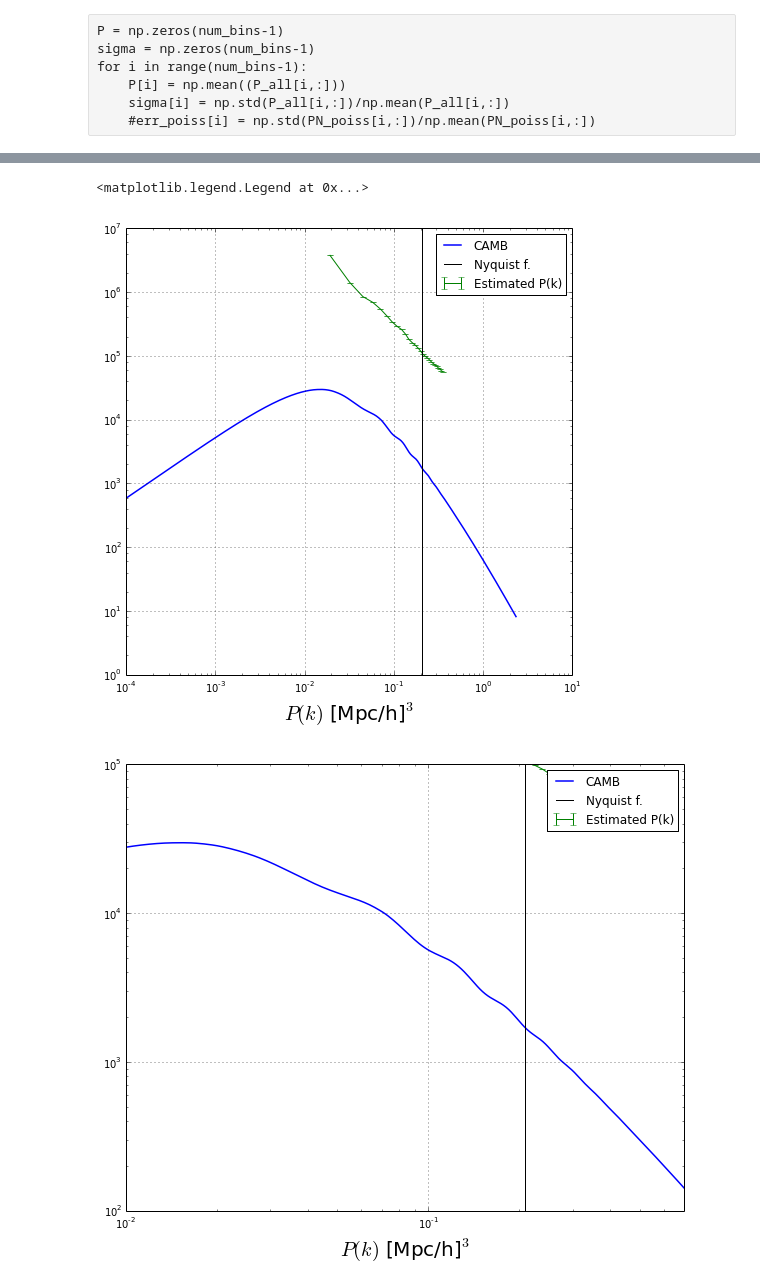
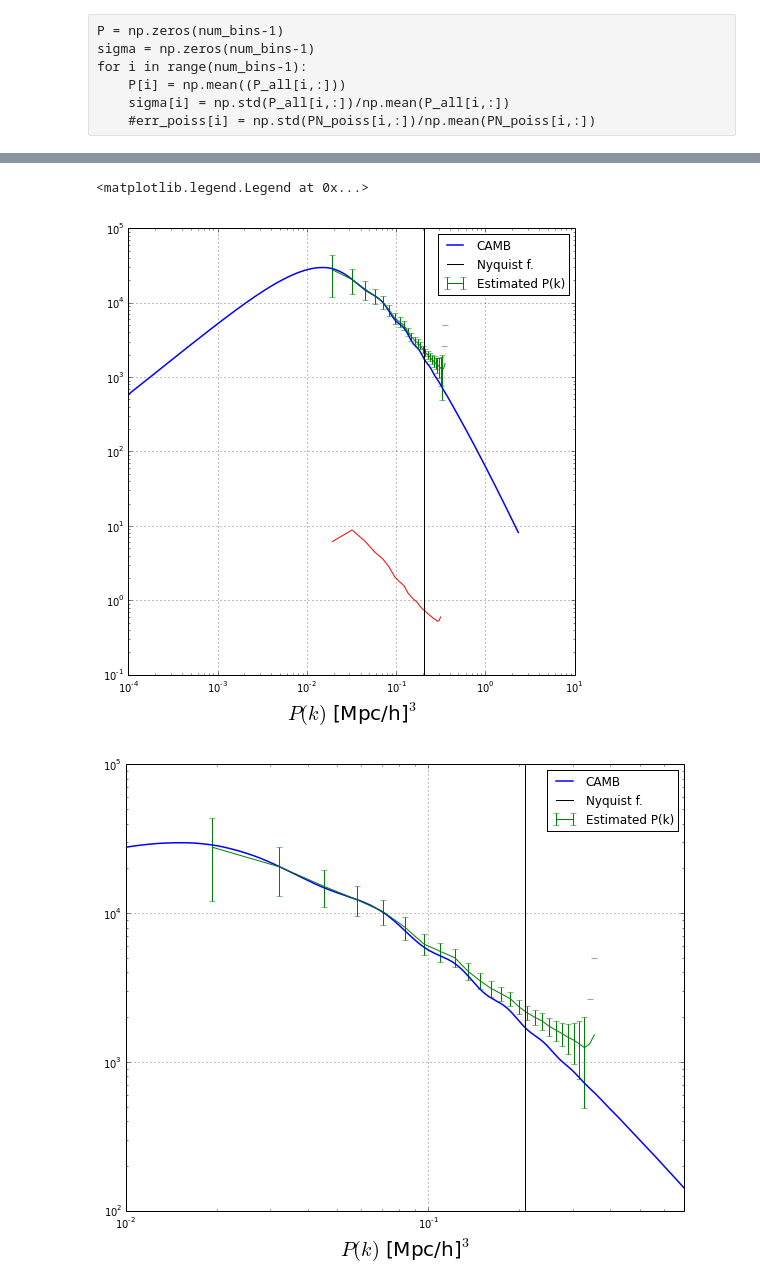
Before and after one commit to arthurmloureiro/pk_fkp, a Jupyter notebook: pk_fkp_notebook.ipynb, the cells around one changed output, grey strips where cells are left out. Drawn from its saved outputs; the diff is of its cells as text; code cells hidden in the pictures.

```diff
--- a/pk_fkp_notebook.ipynb
+++ b/pk_fkp_notebook.ipynb
@@ -69,6 +136,6 @@ Wall time: 122 ms
 # %%
 %%time
 #n_bar_matrix = np.ones((n_x,n_x,n_x))*n_bar
-fkp_stuff = fkpc.fkp_init(num_bins,n_bar_matrix,bias,cell_size,n_x)
+fkp_stuff = fkpc.fkp_init(num_bins,n_bar_matrix,bias,cell_size,n_x,M)
 #print fkp_stuff.w
 # %% [output]
@@ -112,17 +163,0 @@ Calculating $P_G(k)$
-# %%
-dr = np.diff(r_k)
-dr = np.append(dr,[0.0])
-rkr = np.outer(r_k,k_r)
-sinrk2 = np.sin(rkr)
-drCorr = dr*r_k*corr_g
-km1 = np.power(k_r,-1.)
-terms = np.outer(drCorr,km1)
-integrando2 = sinrk2*terms
-
-Pk_gauss = 4.*np.pi*np.sum(integrando2, axis=0)
-Pk_gauss[0] = Pk_camb[1]
-
-Pk_gauss_interp = interpolate.UnivariateSpline(k_r,Pk_gauss)
-final = clock()
-time = final-init
-print "P_g(k) time = " + str(time)
@@ -214,11 +230,11 @@ k_bar = np.arange(0,num_bins,1)*(np.max(grid.grid_k)/num_bins)
 # %% [markdown]
 ## For both Gaussian + Poissonian Realizations or Poissonian only
 # %%
-%%time
+#%%time
 P_all = np.zeros((num_bins-1, num_realiz))
 k_all = np.zeros((num_bins-1, num_realiz))
 sigma_all = np.zeros((num_bins-1, num_realiz))
-Nr_all = np.zeros((num_bins-1, num_realiz))
+#Nr_all = np.zeros((num_bins, num_realiz))
 if realiz_type == 1:
 	print "Doing both Gaussian + Poissonian realizations... \n"
 	for m in range(num_realiz):
@@ -238,14 +254,14 @@ if realiz_type == 1:
             #######################
             #poissonian realization
             #######################
-            N_r = np.random.poisson(n_bar*(1.+delta_xr))#*(cell_size**3.))			     # This is the final galaxy Map
-            N_i = np.random.poisson(n_bar*(1.+delta_xi))#*(cell_size**3.))
+            N_r = np.random.poisson(n_bar_matrix*(1.+delta_xr))#*(cell_size**3.))			     # This is the final galaxy Map
+            N_i = np.random.poisson(n_bar_matrix*(1.+delta_xi))#*(cell_size**3.))
             ##########################################
             #                  FKP                   #
             ##########################################
-            print m
+            #print m
             FKP = fkp_stuff.fkp(N_r)
-            print m
+            #print m
             k = fkp_stuff.kk
             P = fkp_stuff.P_ret
             sigma = fkp_stuff.sigma
@@ -272,8 +288,8 @@ elif realiz_type == 2:
 	delta_xi = delta_x_ln(delta_xi_g, var_gi,bias)
 	for m in range(num_realiz):
             print m
-            N_r = np.random.poisson(n_bar*(1.+delta_xr))#*(cell_size**3.))			     # This is the final galaxy Map
-            N_i = np.random.poisson(n_bar*(1.+delta_xi))#*(cell_size**3.))
+            N_r = np.random.poisson(n_bar_matrix*(1.+delta_xr))#*(cell_size**3.))			     # This is the final galaxy Map
+            N_i = np.random.poisson(n_bar_matrix*(1.+delta_xi))#*(cell_size**3.))
             print m
             FKP = fkp_stuff.fkp(N_r)
             print m
@@ -309,0 +320,9 @@ Wall time: 1min 10s
+# %%
+Fk=np.fft.rfftn(fkp_stuff.F)
+Fk2=(Fk*Fk.conj()).real
+print len(Fk2[:,0,1])
+print len(M[1,:,0,1])
+P_ret2 = np.einsum("aijl,ijl->a", M, Fk2)/np.einsum("aijl->a", M)
+print P_ret2[:-5]
+pl.loglog()
+pl.plot(k[:-5],P_ret2[:-5])
@@ -350,27 +386,28 @@ pl.colorbar()
 # %%
 #pl.subplot(21)
 pl.figure('P(k)',figsize=(8,8))
 pl.loglog()
 pl.plot(k_camb,Pk_camb,label='CAMB',linewidth=1.5)
 pl.errorbar(k,P,yerr=sigma,label='Estimated P(k)')
+pl.plot(k[:-5],P_ret2[:-5])
 pl.xlabel(r'$k$ [h/Mpc]',fontsize=20)
 pl.xlabel(r'$P(k)$ [Mpc/h]$^3$',fontsize=20)
 pl.grid(True)
 pl.axvline(x=k_max/2.,color='k',label='Nyquist f.')
 pl.legend()
 
 pl.figure('P(k) zoom',figsize=(10,8))
 pl.loglog()
 pl.plot(k_camb,Pk_camb,label='CAMB',linewidth=1.5)
 pl.xlim(1E-2,0.7)
 pl.ylim(1E2,1E5)
 pl.errorbar(k,P,yerr=sigma,label='Estimated P(k)')
 pl.xlabel(r'$k$ [h/Mpc]',fontsize=20)
 pl.xlabel(r'$P(k)$ [Mpc/h]$^3$',fontsize=20)
 pl.grid(True)
 pl.axvline(x=k_max/2.,color='k',label='Nyquist f.')
 pl.legend()
 # %% [output]
 <matplotlib.legend.Legend at 0x...>
-[figure, old version]
+[figure, new version]
-[figure, old version]
+[figure, new version]
```
Also changed, not shown: parts of 26 cells of this notebook, 2 other files.
